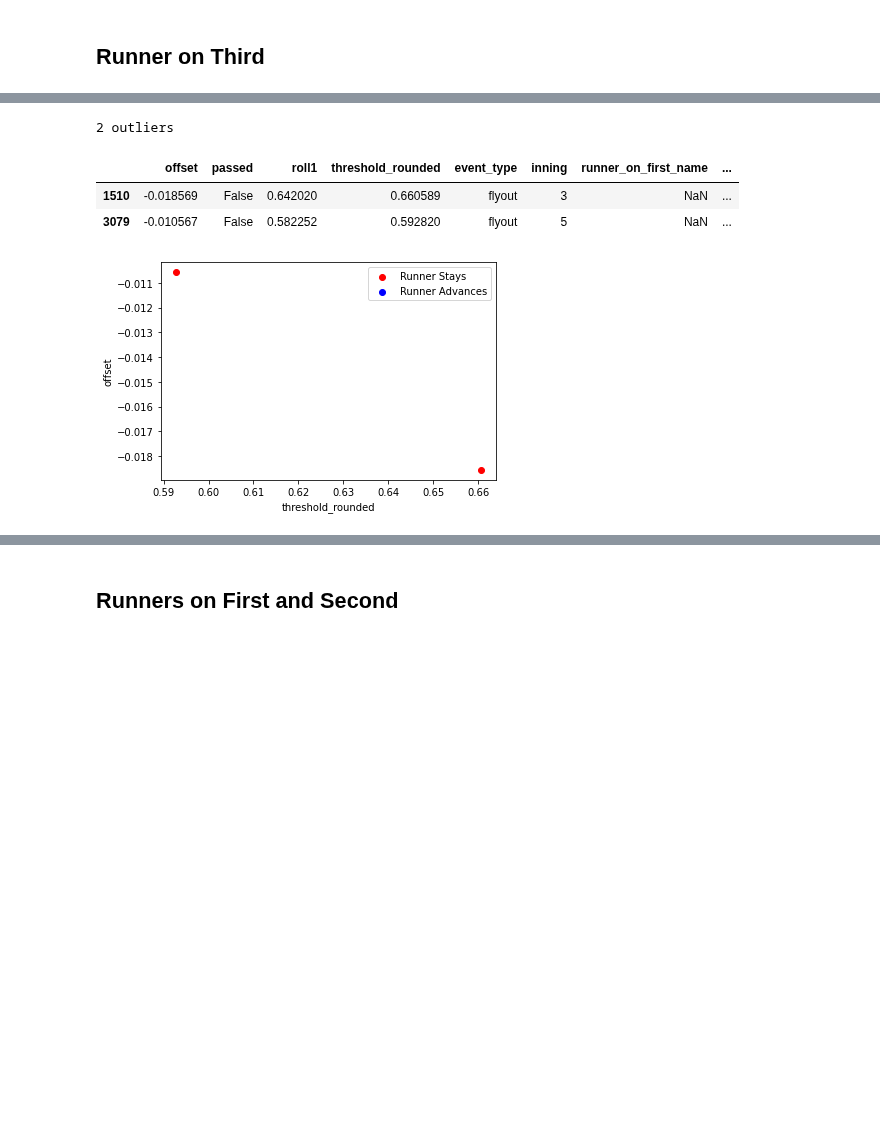
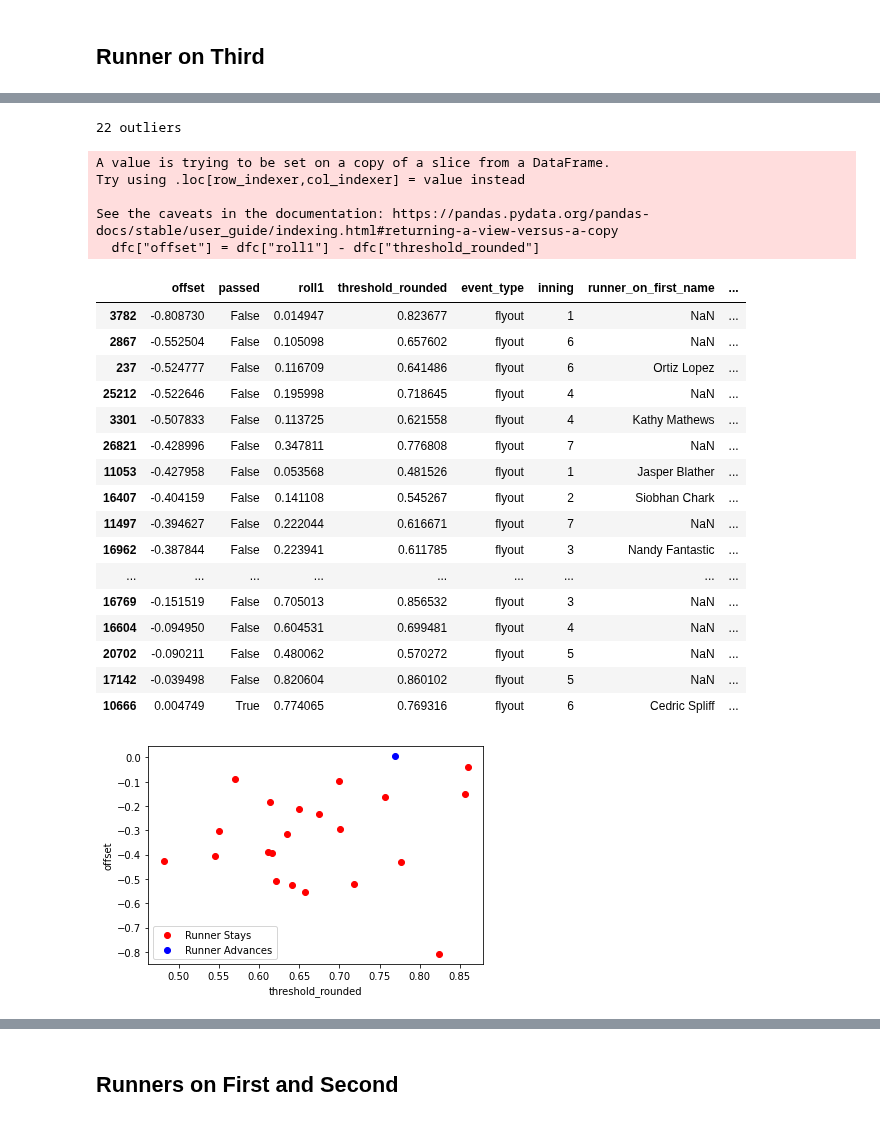
Before and after one commit to xSke/resim, a Jupyter notebook: notebooks/flyouts_master.ipynb, the cells around one changed output, grey strips where cells are left out. Saved outputs shown, nothing was run; the diff lists cells and outputs as text; code cells hidden in the pictures; blank space fills up the shorter version.

```diff
--- a/notebooks/flyouts_master.ipynb
+++ b/notebooks/flyouts_master.ipynb
@@ -952,7 +672,33 @@ DP (unused), Advance (pass)
 # %%
-dfc = df[df['baserunners'] == "[2]"]
-# Define the final state runners as well
-dfc = dfc[dfc['baserunners_next'].isin(["[2]","[]"])]
+# Bring in all situations with a runner on 3rd since the first roll is always to check if 3rd base advances
+print(df['baserunners'] == "[2]")
+print(df['baserunners_next'].isin(["[2]","[]"]))
+dfc = df[ \
+    ((df['baserunners'] == "[2]") & (df['baserunners_next'].isin(["[2]","[]"]))) \
+    | \
+    ((df['baserunners'] == "[2, 1, 0]") & (df['baserunners_next'].isin(["[2, 1, 0]","[1, 0]","[2, 0]"]))) \
+    | \
+    ((df['baserunners'] == "[2, 1]") & (df['baserunners_next'].isin(["[2, 1]","[1]","[2]"]))) \
+    | \
+    ((df['baserunners'] == "[2, 0]") & (df['baserunners_next'].isin(["[2, 0]","[0]","[1]"]))) \
+    ]
+dfc["passed"] = ((dfc['baserunners'] == "[2]") & (df['baserunners_next'].isin(["[]"]))) \
+                | \
+                ((dfc['baserunners'] == "[2, 1, 0]") & (df['baserunners_next'].isin(["[1, 0]","[2, 0]"]))) \
+                | \
+                ((dfc['baserunners'] == "[2, 1]") & (df['baserunners_next'].isin(["[1]","[2]"]))) \
+                | \
+                ((dfc['baserunners'] == "[2, 0]") & (df['baserunners_next'].isin(["[1]","[0]"])))
+
+# Plot the roll
+fig, ax = plt.subplots(1, figsize=(10, 6), facecolor='white')
+ax.hist(
+    dfc['roll1'],
+    bins=10,
+    range=[0.,1.],
+    color="green",
+    alpha = 0.5
+)
 dfc["passed"] = ~dfc['baserunners_next'].str.contains("[2]")
 # print(dfc[dfc["baserunners_next"] == "[0]"][["baserunners_next","passed"]])
 # print(dfc[dfc["baserunners_next"] == "[1]"][["baserunners_next","passed"]])
@@ -1075,6 +906,5 @@ sorted(zip(coef_list, X.columns), key=lambda x: abs(x[0]), reverse=True)
 # %%
-dfc["threshold_rounded"] = 0.50 + 0.30 * dfc['runner_on_third_indulgence_with_vibe']
-
+# Outliers
 dfc["offset"] = dfc["roll1"] - dfc["threshold_rounded"]
 outliers = dfc[(dfc["passed"] & (dfc["offset"] >= 0)) | (~dfc["passed"] & (dfc["offset"] <= 0))]
 print(f"{len(outliers)} outliers")
@@ -1094,34 +924,53 @@ ax.scatter(
     label="Runner Advances",
 )
 ax.set_xlabel(x_val)
 ax.set_ylabel("offset")
 ax.legend()
 
 outliers[
     [
         "offset",
         "passed",
         "roll1",
         "threshold_rounded",
         "event_type",
         "inning",
         "runner_on_first_name",
         "runner_on_first_mods",
         "batting_team_mods",
         "fielder_name",
         "fielder_mods",
         "pitcher_name",
         "pitcher_mods",
         "pitching_team_mods",
         "season",
         "day",
         "game_id",
         "play_count",
     ]
 ].sort_values("offset", ascending=True)
 # %% [output]
-2 outliers
+22 outliers
+A value is trying to be set on a copy of a slice from a DataFrame.
+Try using .loc[row_indexer,col_indexer] = value instead
+
+See the caveats in the documentation: https://pandas.pydata.org/pandas-docs/stable/user_guide/indexing.html#returning-a-view-versus-a-copy
+  dfc["offset"] = dfc["roll1"] - dfc["threshold_rounded"]
 |  | offset | passed | roll1 | threshold_rounded | event_type | inning | runner_on_first_name | ... |
-| 1510 | -0.018569 | False | 0.642020 | 0.660589 | flyout | 3 | NaN | ... |
-| 3079 | -0.010567 | False | 0.582252 | 0.592820 | flyout | 5 | NaN | ... |
+| 3782 | -0.808730 | False | 0.014947 | 0.823677 | flyout | 1 | NaN | ... |
+| 2867 | -0.552504 | False | 0.105098 | 0.657602 | flyout | 6 | NaN | ... |
+| 237 | -0.524777 | False | 0.116709 | 0.641486 | flyout | 6 | Ortiz Lopez | ... |
+| 25212 | -0.522646 | False | 0.195998 | 0.718645 | flyout | 4 | NaN | ... |
+| 3301 | -0.507833 | False | 0.113725 | 0.621558 | flyout | 4 | Kathy Mathews | ... |
+| 26821 | -0.428996 | False | 0.347811 | 0.776808 | flyout | 7 | NaN | ... |
+| 11053 | -0.427958 | False | 0.053568 | 0.481526 | flyout | 1 | Jasper Blather | ... |
+| 16407 | -0.404159 | False | 0.141108 | 0.545267 | flyout | 2 | Siobhan Chark | ... |
+| 11497 | -0.394627 | False | 0.222044 | 0.616671 | flyout | 7 | NaN | ... |
+| 16962 | -0.387844 | False | 0.223941 | 0.611785 | flyout | 3 | Nandy Fantastic | ... |
+| ... | ... | ... | ... | ... | ... | ... | ... | ... |
+| 16769 | -0.151519 | False | 0.705013 | 0.856532 | flyout | 3 | NaN | ... |
+| 16604 | -0.094950 | False | 0.604531 | 0.699481 | flyout | 4 | NaN | ... |
+| 20702 | -0.090211 | False | 0.480062 | 0.570272 | flyout | 5 | NaN | ... |
+| 17142 | -0.039498 | False | 0.820604 | 0.860102 | flyout | 5 | NaN | ... |
+| 10666 | 0.004749 | True | 0.774065 | 0.769316 | flyout | 6 | Cedric Spliff | ... |
-[figure, old version]
+[figure, new version]
```
Also changed, not shown: parts of 47 cells of this notebook.
